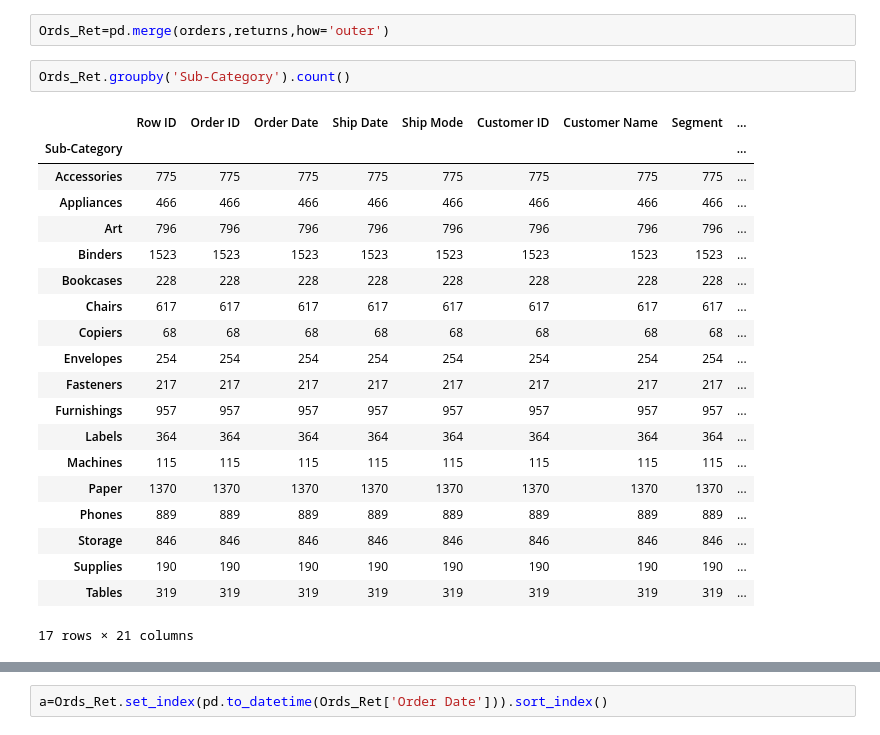
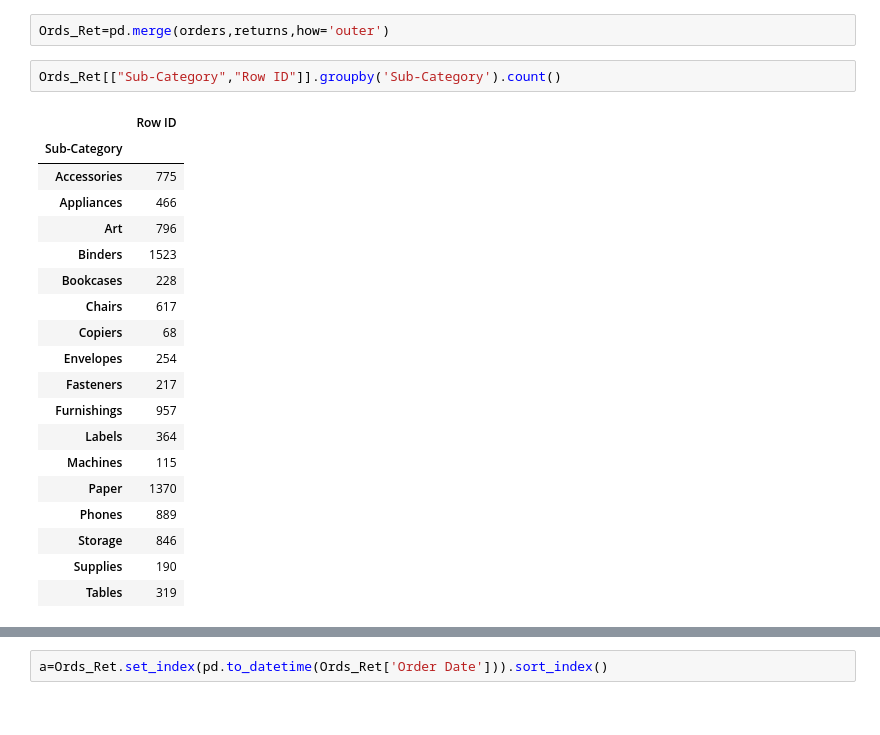
Before and after one commit to jamontanac/Hexagon-Test, a Jupyter notebook: first.ipynb, the cells around one changed output, grey strips where cells are left out. Drawn from its saved outputs; the diff is of its cells as text.

```diff
--- a/first.ipynb
+++ b/first.ipynb
@@ -9,25 +11,24 @@ people=pd.read_excel('Superstore.xls',sheet_name='People')
 # %%
 Ords_Ret=pd.merge(orders,returns,how='outer')
 # %%
-Ords_Ret.groupby('Sub-Category').count()
+Ords_Ret[["Sub-Category","Row ID"]].groupby('Sub-Category').count()
 # %% [output]
-|  | Row ID | Order ID | Order Date | Ship Date | Ship Mode | Customer ID | Customer Name | Segment | ... |
-| Sub-Category |  |  |  |  |  |  |  |  | ... |
-| Accessories | 775 | 775 | 775 | 775 | 775 | 775 | 775 | 775 | ... |
-| Appliances | 466 | 466 | 466 | 466 | 466 | 466 | 466 | 466 | ... |
-| Art | 796 | 796 | 796 | 796 | 796 | 796 | 796 | 796 | ... |
-| Binders | 1523 | 1523 | 1523 | 1523 | 1523 | 1523 | 1523 | 1523 | ... |
-| Bookcases | 228 | 228 | 228 | 228 | 228 | 228 | 228 | 228 | ... |
-| Chairs | 617 | 617 | 617 | 617 | 617 | 617 | 617 | 617 | ... |
-| Copiers | 68 | 68 | 68 | 68 | 68 | 68 | 68 | 68 | ... |
-| Envelopes | 254 | 254 | 254 | 254 | 254 | 254 | 254 | 254 | ... |
-| Fasteners | 217 | 217 | 217 | 217 | 217 | 217 | 217 | 217 | ... |
-| Furnishings | 957 | 957 | 957 | 957 | 957 | 957 | 957 | 957 | ... |
-| Labels | 364 | 364 | 364 | 364 | 364 | 364 | 364 | 364 | ... |
-| Machines | 115 | 115 | 115 | 115 | 115 | 115 | 115 | 115 | ... |
-| Paper | 1370 | 1370 | 1370 | 1370 | 1370 | 1370 | 1370 | 1370 | ... |
-| Phones | 889 | 889 | 889 | 889 | 889 | 889 | 889 | 889 | ... |
-| Storage | 846 | 846 | 846 | 846 | 846 | 846 | 846 | 846 | ... |
-| Supplies | 190 | 190 | 190 | 190 | 190 | 190 | 190 | 190 | ... |
-| Tables | 319 | 319 | 319 | 319 | 319 | 319 | 319 | 319 | ... |
+|  | Row ID |
+| Sub-Category |  |
+| Accessories | 775 |
+| Appliances | 466 |
+| Art | 796 |
+| Binders | 1523 |
+| Bookcases | 228 |
+| Chairs | 617 |
+| Copiers | 68 |
+| Envelopes | 254 |
+| Fasteners | 217 |
+| Furnishings | 957 |
+| Labels | 364 |
+| Machines | 115 |
+| Paper | 1370 |
+| Phones | 889 |
+| Storage | 846 |
+| Supplies | 190 |
+| Tables | 319 |
-17 rows × 21 columns
```
Also changed, not shown: parts of 11 cells of this notebook, 1 other file.
